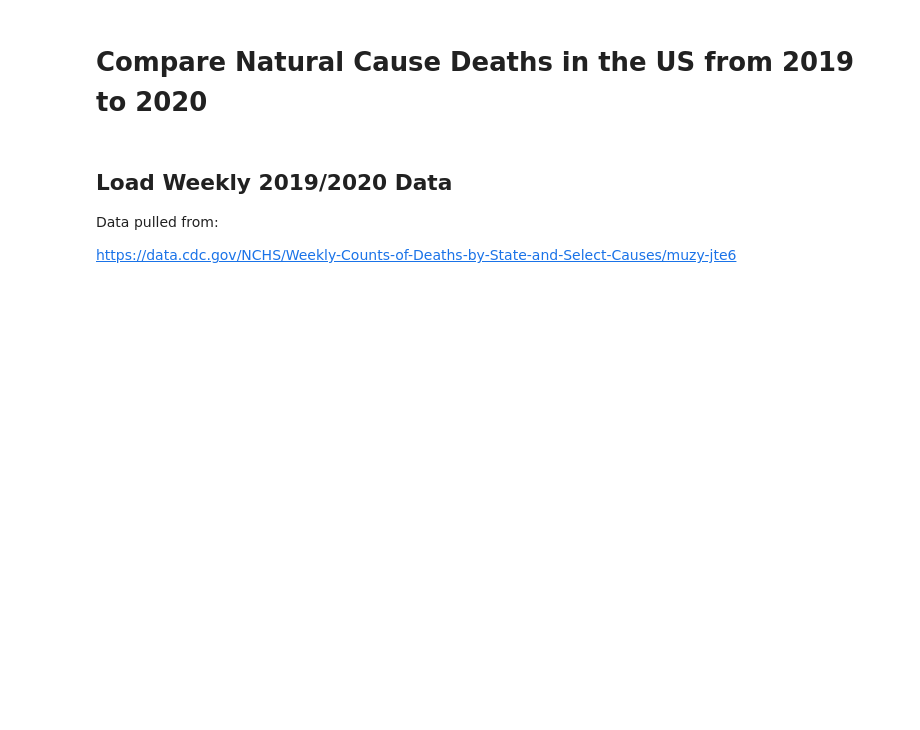
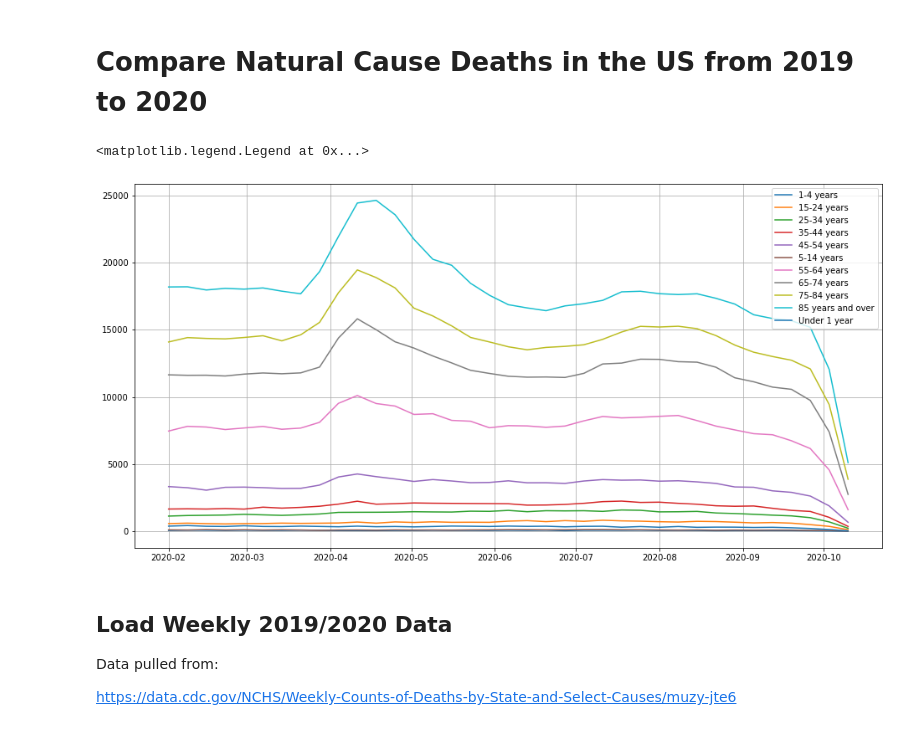
Before and after one commit to castle8080/castle_analysis, a Jupyter notebook: us_deaths/NaturalCauseDeaths.ipynb, the cells around one changed output. Saved outputs shown, nothing was run; the diff lists cells and outputs as text; code cells hidden in the pictures; blank space fills up the shorter version.

Commit message:
Looking at excessive deaths by age group.

```diff
--- a/us_deaths/NaturalCauseDeaths.ipynb
+++ b/us_deaths/NaturalCauseDeaths.ipynb
@@ -8,6 +8,26 @@ import urllib
 
 import pandas as pd
 import matplotlib.pyplot as plt
+# %%
+data_dba_url = "https://data.cdc.gov/api/views/vsak-wrfu/rows.csv?accessType=DOWNLOAD"
+with urllib.request.urlopen(data_dba_url) as fh:
+    deaths_by_age = pd.read_csv(fh)
+# %%
+deaths_by_age['End Week'] = pd.to_datetime(deaths_by_age['End Week'])
+# %%
+deaths_by_age = deaths_by_age.sort_values(by='End Week')
+# %%
+deaths_by_age_all = deaths_by_age[(deaths_by_age.Sex == 'All Sex') & (deaths_by_age['Age Group'] != 'All Ages')]
+# %%
+plt.figure(figsize=(16, 8))
+for ag, ag_df in deaths_by_age_all.groupby('Age Group'):
+    plt.plot(ag_df['End Week'], ag_df['Total Deaths'], label=ag)
+
+plt.grid()
+plt.legend()
+# %% [output]
+<matplotlib.legend.Legend at 0x...>
+[figure, added]
 # %% [markdown]
 ## Load Weekly 2019/2020 Data
 
```
Also changed, not shown: 1 other file.
